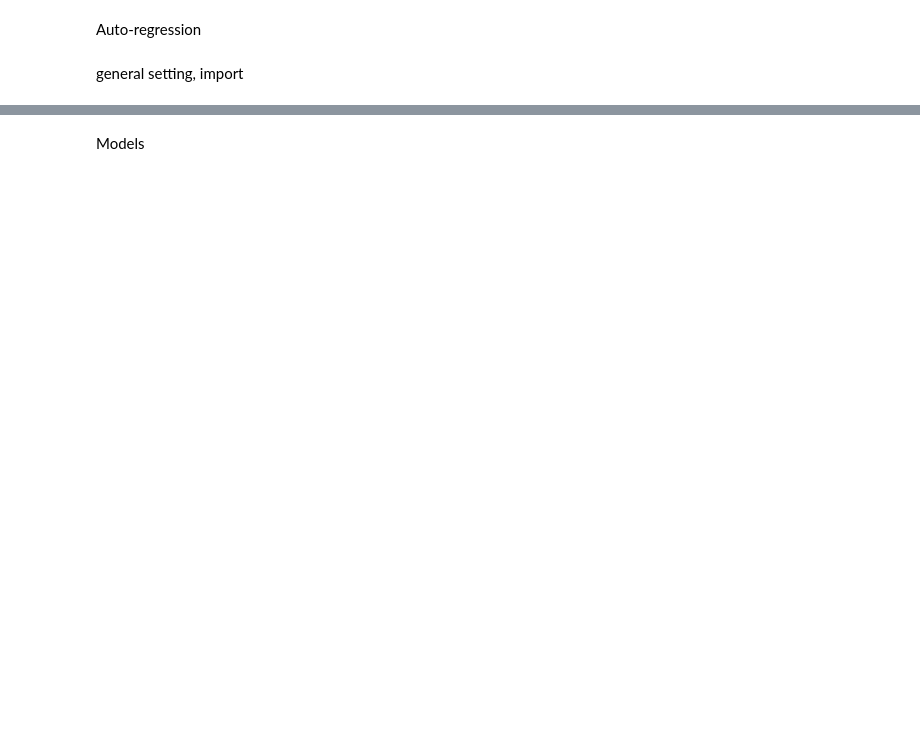
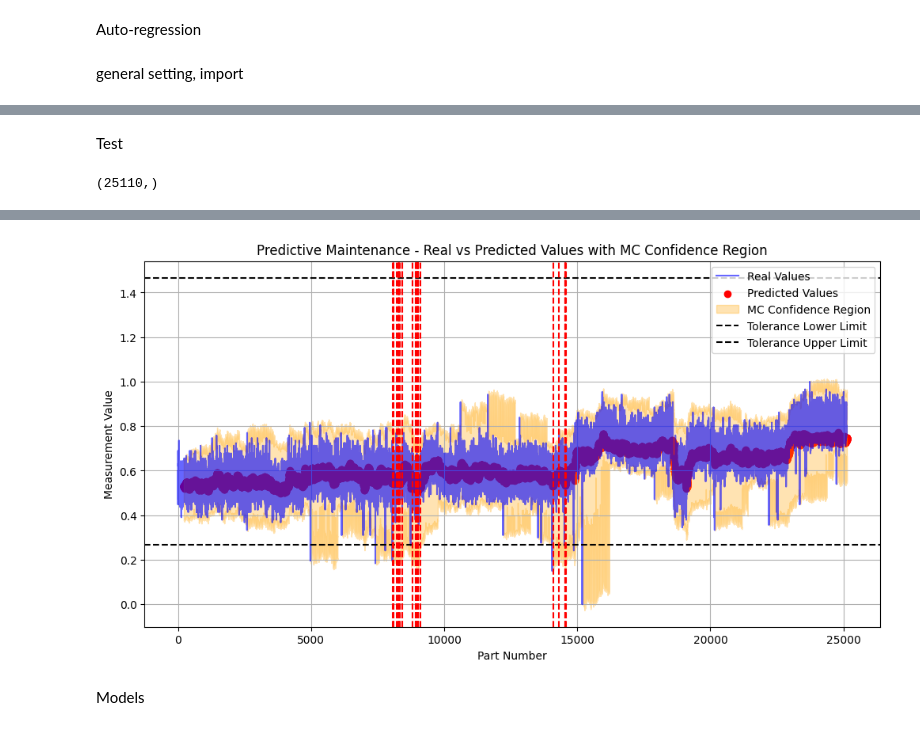
Before and after one commit to SpartanFOU/Thesis-Project, a Jupyter notebook: main.ipynb, the cells around one changed output, grey strips where cells are left out. Saved outputs shown, nothing was run; the diff lists cells and outputs as text; code cells hidden in the pictures; blank space fills up the shorter version.

Commit message:
adding alarm system

```diff
--- a/main.ipynb
+++ b/main.ipynb
@@ -322,0 +247,21 @@ from utils.paths import LSTM_MODELS_DIR
+# %% [markdown]
+Test
+# %%
+np.shape(inclination_toBD_scaled[:-8])
+# %% [output]
+(25110,)
+# %%
+from production import test_prod
+import importlib
+importlib.reload(test_prod)
+from production.test_prod import test_whole
+alarm_log=test_whole(lstm_model,
+                     inclination_toBD_scaled[:-8],
+                     100,
+                     20,
+                     10,
+                     2000,
+                     0.26666667,
+                    1.46666667,
+                    1000,10,0.5)
+# %% [output]
@@ -323,3 +285,4 @@ from utils.paths import LSTM_MODELS_DIR
+[figure, added]
 # %% [markdown]
 Models
 # %%
```
Also changed, not shown: parts of 19 cells of this notebook, 7 other files.
